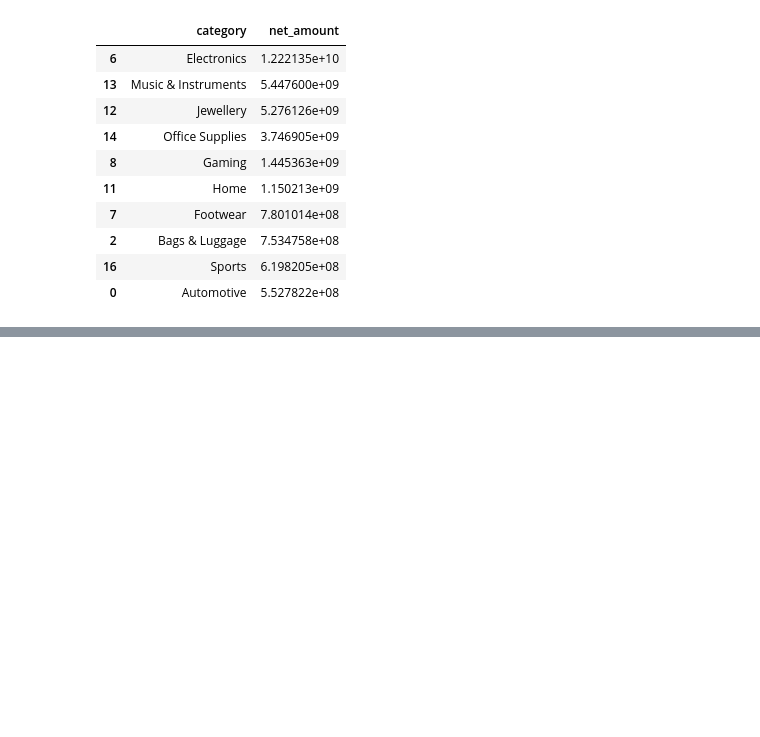
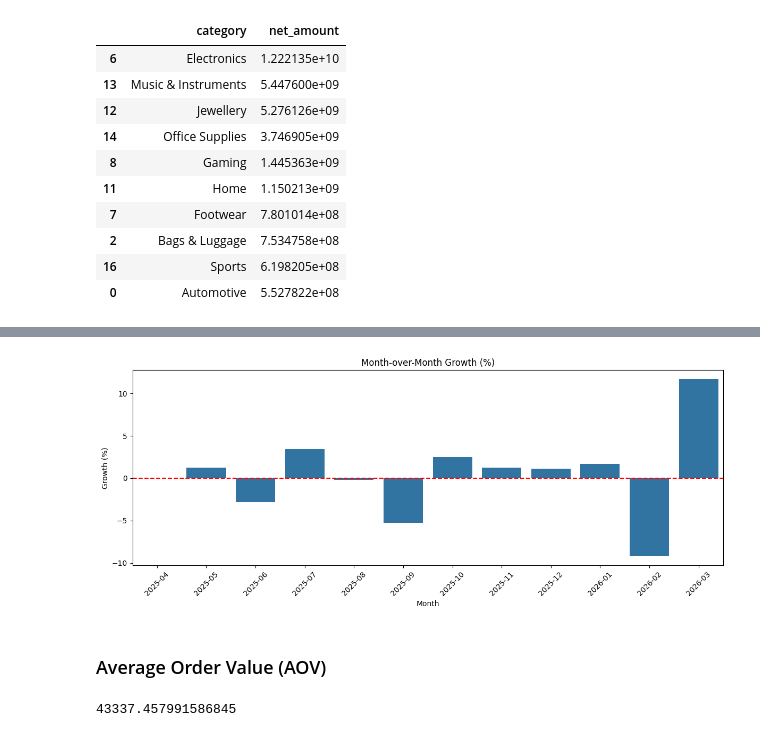
Before and after one commit to BhupathiTharun/Supply-chain-data-warehouse, a Jupyter notebook: notebooks/03_EDA.ipynb, the cells around one changed output, grey strips where cells are left out. Cells and saved outputs as stored; diff of their text form; code cells hidden in the pictures; blank space fills up the shorter version.

```diff
--- a/notebooks/03_EDA.ipynb
+++ b/notebooks/03_EDA.ipynb
@@ -187,6 +187,8 @@ Revenue
 34272128208.32
 # %% [markdown]
 ### Monthly Revenue Trend
+# %%
+df2=df2.copy()
 # %%
-df2['order_date'].dtype
-df2.loc[:,'order_date']=pd.to_datetime(df2['order_date'])
+
+df2['order_date']=pd.to_datetime(df2['order_date'])
@@ -312,3 +318,18 @@ top_categories
 | 2 | Bags & Luggage | 7.534758e+08 |
 | 16 | Sports | 6.198205e+08 |
 | 0 | Automotive | 5.527822e+08 |
+# %%
+df2['Month'] = df2['order_date'].dt.to_period('M')
+df2 = df2[df2['order_date'] < '2026-04-01']
+
+monthly_sales = (
+    df2.groupby('Month')['net_amount']
+    .sum()
+    .reset_index()
+)
+
+monthly_sales['MoM_Growth_%'] = (
+    monthly_sales['net_amount'].pct_change() * 100
+)
+
+round(monthly_sales,2)
@@ -314,0 +350,27 @@ top_categories
+# %%
+plt.figure(figsize=(12,5))
+
+sns.barplot(
+    data=monthly_sales,
+    x='Month',
+    y='MoM_Growth_%'
+)
+
+plt.axhline(0, color='red', linestyle='--')
+plt.title('Month-over-Month Growth (%)')
+plt.xlabel('Month')
+plt.ylabel('Growth (%)')
+plt.xticks(rotation=45)
+
+plt.tight_layout()
+plt.show()
+# %% [output]
+[figure, added]
+# %% [markdown]
+### Average Order Value (AOV)
+# %%
+aov = df2['net_amount'].sum() / df2['order_line_id'].nunique()
+
+print(aov)
+# %% [output]
+43337.457991586845
```
Also changed, not shown: parts of 55 cells of this notebook, 1 other file.
